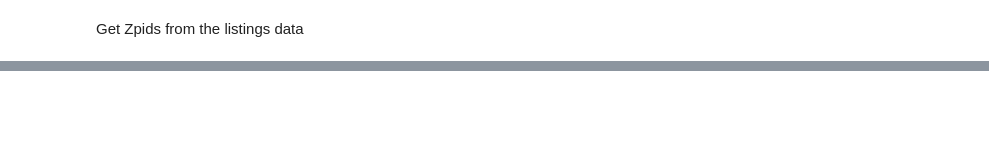
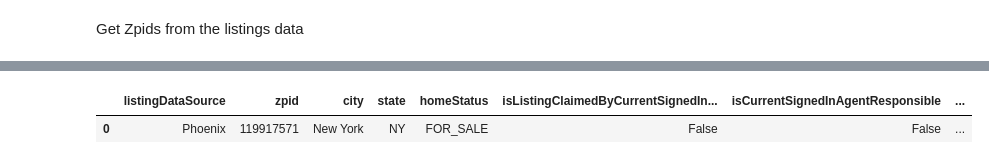
Before and after one commit to Ngugi-Joy-Grace/real-estate-property-listings-scraper, a Jupyter notebook: zillow-property-search.ipynb, the cells around one changed output, grey strips where cells are left out. Drawn from its saved outputs; the diff is of its cells as text; code cells hidden in the pictures; blank space fills up the shorter version.

```diff
--- a/zillow-property-search.ipynb
+++ b/zillow-property-search.ipynb
@@ -17,7 +17,7 @@ pd.set_option("display.max_columns", None)
 # %% [markdown]
 Defining important functions and static variables
 # %%
-api_key = os.environ.get('API_KEY')
+api_key = 'api-key-here'
 
 def get_listings(listing_url):
     url = "https://app.scrapeak.com/v1/scrapers/zillow/listing"
@@ -142,0 +143,5 @@ zpids
+# %%
+results = []
+for zpid in zpids:
+    detail = get_property_detail(zpid).json()
+    results.append(detail)
@@ -142,0 +168,6 @@ zpids
+# %%
+df_detail = pd.json_normalize(results[1]['data'])
+df_detail
+# %% [output]
+|  | listingDataSource | zpid | city | state | homeStatus | isListingClaimedByCurrentSignedIn... | isCurrentSignedInAgentResponsible | ... |
+| 0 | Phoenix | 119917571 | New York | NY | FOR_SALE | False | False | ... |
```
Also changed, not shown: parts of 8 cells of this notebook.
